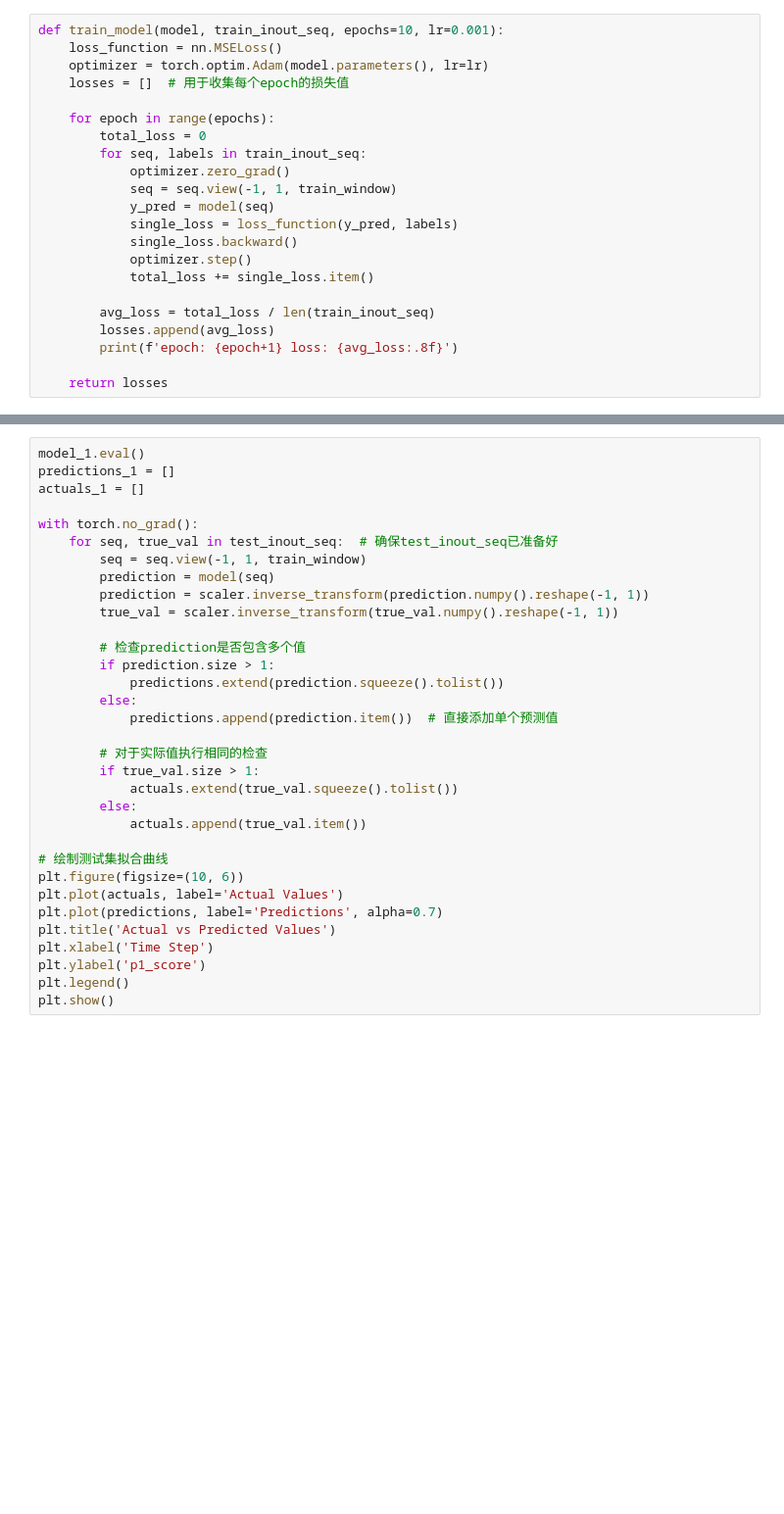
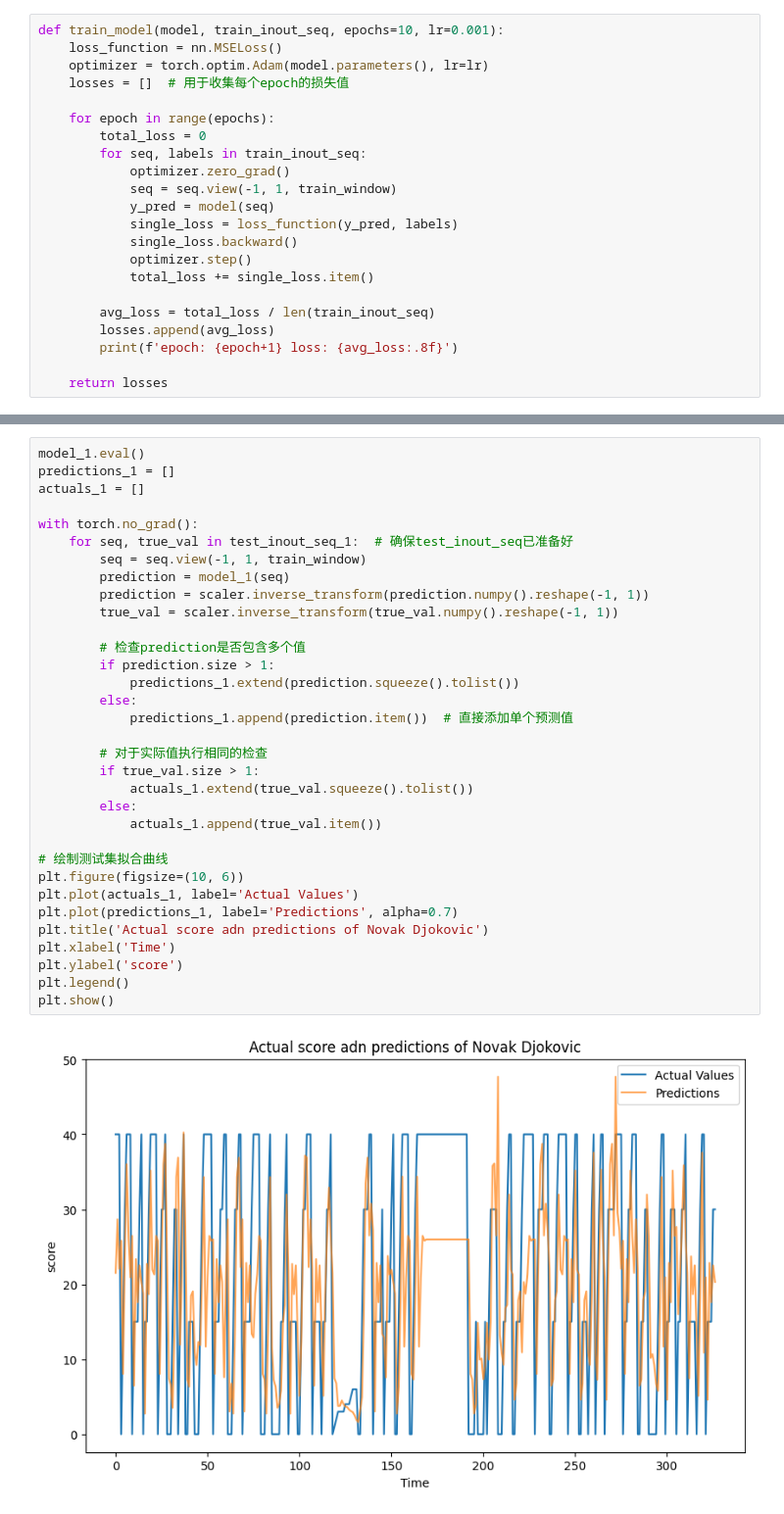
Before and after one commit to curryfromuestc/2024_MCM_C, a Jupyter notebook: code/LSTM.ipynb, the cells around one changed output, grey strips where cells are left out. Shown: that part at 98% size. Saved outputs shown, nothing was run; the diff lists cells and outputs as text; blank space fills up the shorter version.

```diff
--- a/code/LSTM.ipynb
+++ b/code/LSTM.ipynb
@@ -237,33 +234,35 @@ plt.show()
 # %%
 model_1.eval()
 predictions_1 = []
 actuals_1 = []
 
 with torch.no_grad():
-    for seq, true_val in test_inout_seq:  # 确保test_inout_seq已准备好
+    for seq, true_val in test_inout_seq_1:  # 确保test_inout_seq已准备好
         seq = seq.view(-1, 1, train_window)
-        prediction = model(seq)
+        prediction = model_1(seq)
         prediction = scaler.inverse_transform(prediction.numpy().reshape(-1, 1))
         true_val = scaler.inverse_transform(true_val.numpy().reshape(-1, 1))
 
         # 检查prediction是否包含多个值
         if prediction.size > 1:
-            predictions.extend(prediction.squeeze().tolist())
+            predictions_1.extend(prediction.squeeze().tolist())
         else:
-            predictions.append(prediction.item())  # 直接添加单个预测值
+            predictions_1.append(prediction.item())  # 直接添加单个预测值
 
         # 对于实际值执行相同的检查
         if true_val.size > 1:
-            actuals.extend(true_val.squeeze().tolist())
+            actuals_1.extend(true_val.squeeze().tolist())
         else:
-            actuals.append(true_val.item())
+            actuals_1.append(true_val.item())
 
 # 绘制测试集拟合曲线
 plt.figure(figsize=(10, 6))
-plt.plot(actuals, label='Actual Values')
-plt.plot(predictions, label='Predictions', alpha=0.7)
-plt.title('Actual vs Predicted Values')
-plt.xlabel('Time Step')
-plt.ylabel('p1_score')
+plt.plot(actuals_1, label='Actual Values')
+plt.plot(predictions_1, label='Predictions', alpha=0.7)
+plt.title('Actual score adn predictions of Novak Djokovic')
+plt.xlabel('Time')
+plt.ylabel('score')
 plt.legend()
 plt.show()
+# %% [output]
+[figure, added]
```
Also changed, not shown: parts of 5 cells of this notebook.
